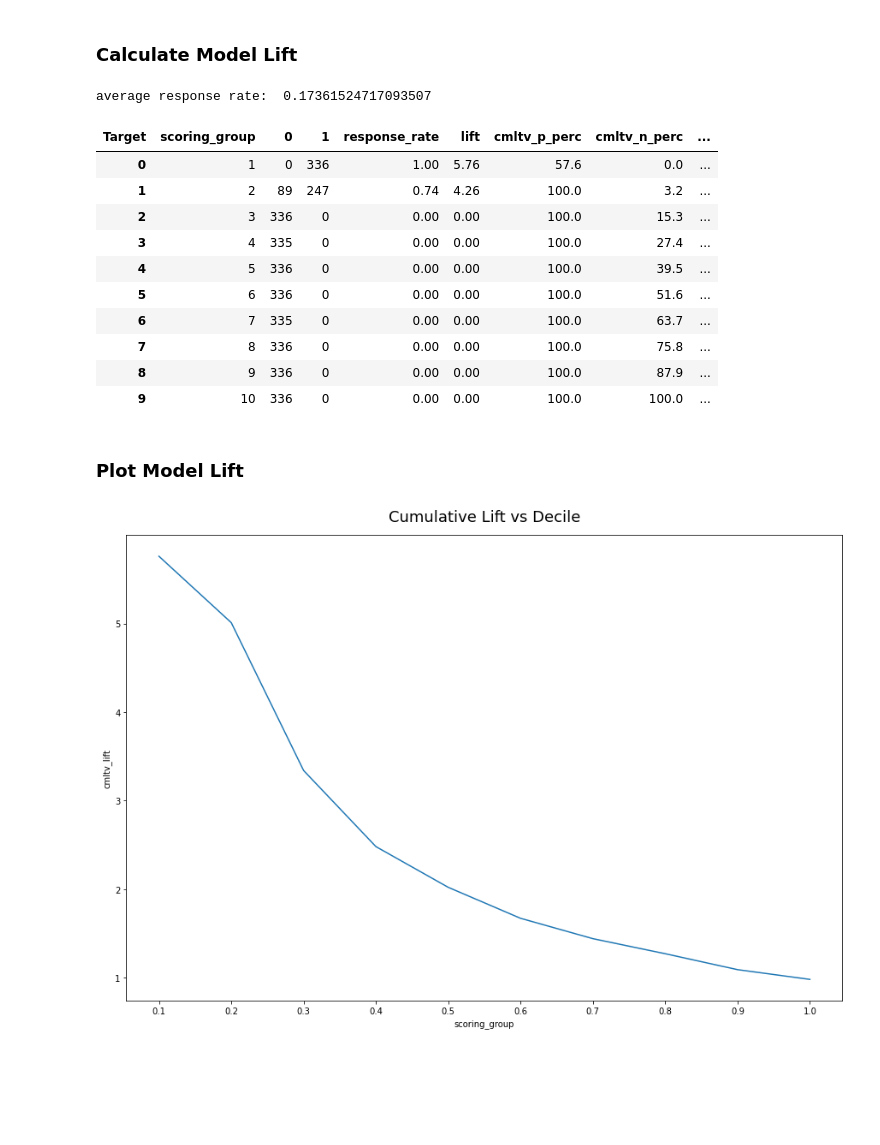
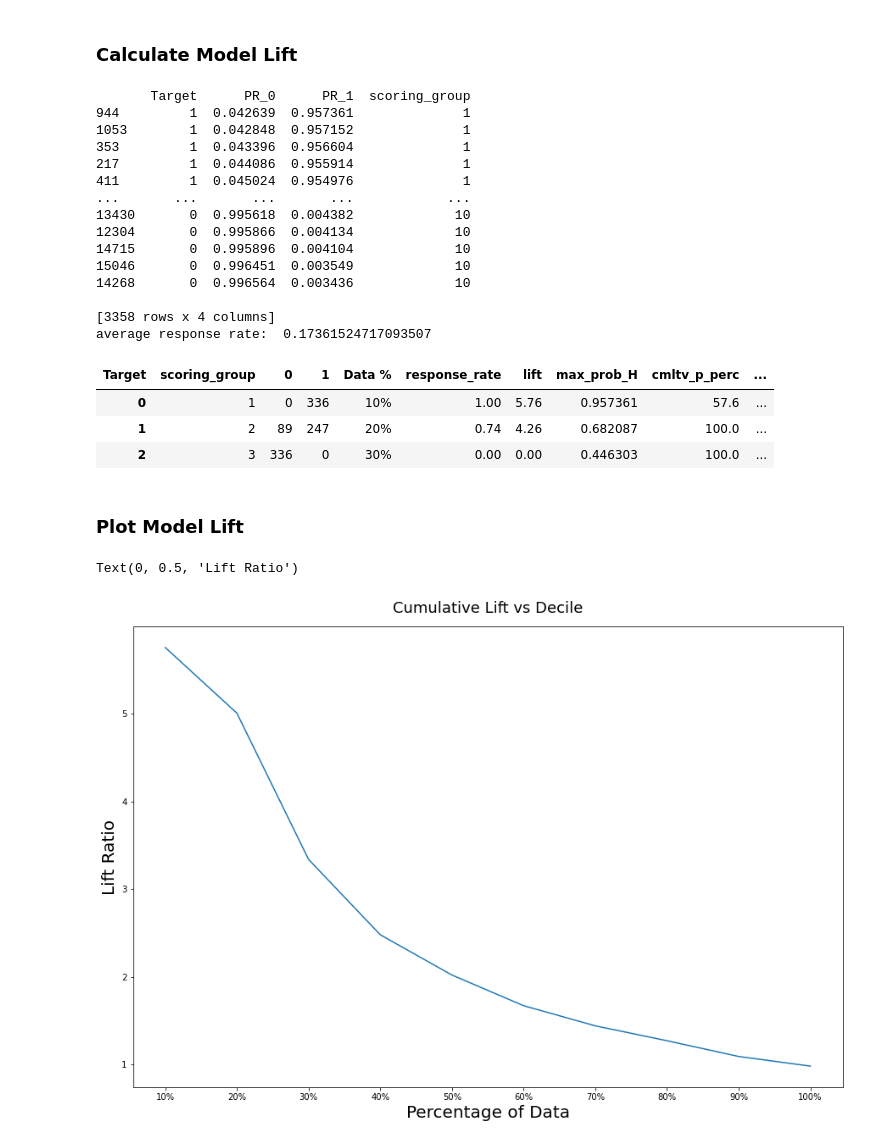
Before and after one commit to mikesbin99/springboard_proj_nlp_nytimes, a Jupyter notebook: notebooks/Preprocessing-Modeling.ipynb, the cells around one changed output. Saved outputs shown, nothing was run; the diff lists cells and outputs as text; code cells hidden in the pictures; blank space fills up the shorter version.

```diff
--- a/notebooks/Preprocessing-Modeling.ipynb
+++ b/notebooks/Preprocessing-Modeling.ipynb
@@ -110,3 +109,0 @@ df_articles.head(1).T
-# %%
-plt.rcParams['figure.figsize']=30,5
-sns.histplot(df_articles,x='n_comments')
@@ -116,3 +109,0 @@ sns.histplot(df_articles,x='n_comments')
-# %%
-plt.rcParams['figure.figsize']=30,5
-sns.histplot(df_articles,x='word_count')
@@ -400,20 +482,31 @@ sns.histplot(df_H.iloc[0:100],x='word_count')
 ### Calculate Model Lift
 # %%
 # https://towardsdatascience.com/model-lift-the-missing-link-70eb37460e67
-def generate_lift(df,bins):
-
+def generate_lift(df):
 
     # Rename columns for af_scoring column
     df_score = df[['comment_size_predict','probas_L','probas_H']].rename(columns={"comment_size_predict": "Target",
                                                                                     "probas_L": "PR_0",
                                                                                     "probas_H": "PR_1"}, errors="raise")
     #  Make numeric scoring groups 1 to bin size
+    bins = 10
     df_score['scoring_group'] = pd.qcut(df_score['PR_0'],bins,labels=False)+1
+
+    print(df_score)
+
+    # Find the max proba for H in each set
+    prob_H_list = []
+    for _ in range(1,11):
+        prob_H_list.append(df_score[df_score['scoring_group'] == _]['PR_1'].max())
+
 
     df_lift = pd.crosstab(df_score['scoring_group'], df_score['Target']).reset_index()
     df_lift = df_lift.rename(columns= {'Target':'Np',
                                         0: '0',
                                         1: '1'})
+
+
+
 
     # Sum of ones and zeros
     zeros_sum = df_lift['0'].sum()
@@ -422,9 +515,12 @@ def generate_lift(df,bins):
 
     # Proportion of '1's in a bin
     # Round to two decimals
+    df_lift['Data %'] = ['10%','20%','30%','40%','50%','60%','70%','80%','90%','100%']
     df_lift['response_rate'] = round(df_lift['1'] / (df_lift['1'] + df_lift['0']),2)
+
     # Calculate Lift, which is factor better than choosing articles randomly
     df_lift['lift'] = round((df_lift['response_rate'] / avg_resp_rate),2)
+    df_lift['max_prob_H'] = prob_H_list
     df_lift['rand_resp'] = 1 / bins
     df_lift['cmltv_p'] = round((df_lift['1']).cumsum(),2)
 
@@ -441,32 +537,45 @@ def generate_lift(df,bins):
     df_lift['cmltv_lift'] = round(df_lift['cmltv_resp_rate'] / avg_resp_rate,2)
     # Kolmogorov-Smirnov Test
     df_lift['KS'] = round(df_lift['cmltv_p_perc'] - df_lift['cmltv_rand_p_perc'],2)
-    df_lift = df_lift.drop(['rand_resp','cmltv_p','cmltv_n',], axis=1)
+
+    df_lift = df_lift.drop(['rand_resp','cmltv_p','cmltv_n'], axis=1)
+
+
 
     print('average response rate: ' , avg_resp_rate)
     return df_lift
 # %%
-df_lift_results = generate_lift(df_lift,bins=10)
-df_lift_results
+df_lift_results = generate_lift(df_lift)
+df_lift_results.iloc[0:3]
 # %% [output]
+       Target      PR_0      PR_1  scoring_group
+944         1  0.042639  0.957361              1
+1053        1  0.042848  0.957152              1
+353         1  0.043396  0.956604              1
+217         1  0.044086  0.955914              1
+411         1  0.045024  0.954976              1
+...       ...       ...       ...            ...
+13430       0  0.995618  0.004382             10
+12304       0  0.995866  0.004134             10
+14715       0  0.995896  0.004104             10
+15046       0  0.996451  0.003549             10
+14268       0  0.996564  0.003436             10
+
+[3358 rows x 4 columns]
 average response rate:  0.17361524717093507
-| Target | scoring_group | 0 | 1 | response_rate | lift | cmltv_p_perc | cmltv_n_perc | ... |
-| 0 | 1 | 0 | 336 | 1.00 | 5.76 | 57.6 | 0.0 | ... |
-| 1 | 2 | 89 | 247 | 0.74 | 4.26 | 100.0 | 3.2 | ... |
-| 2 | 3 | 336 | 0 | 0.00 | 0.00 | 100.0 | 15.3 | ... |
-| 3 | 4 | 335 | 0 | 0.00 | 0.00 | 100.0 | 27.4 | ... |
-| 4 | 5 | 336 | 0 | 0.00 | 0.00 | 100.0 | 39.5 | ... |
-| 5 | 6 | 336 | 0 | 0.00 | 0.00 | 100.0 | 51.6 | ... |
-| 6 | 7 | 335 | 0 | 0.00 | 0.00 | 100.0 | 63.7 | ... |
-| 7 | 8 | 336 | 0 | 0.00 | 0.00 | 100.0 | 75.8 | ... |
-| 8 | 9 | 336 | 0 | 0.00 | 0.00 | 100.0 | 87.9 | ... |
-| 9 | 10 | 336 | 0 | 0.00 | 0.00 | 100.0 | 100.0 | ... |
+| Target | scoring_group | 0 | 1 | Data % | response_rate | lift | max_prob_H | cmltv_p_perc | ... |
+| 0 | 1 | 0 | 336 | 10% | 1.00 | 5.76 | 0.957361 | 57.6 | ... |
+| 1 | 2 | 89 | 247 | 20% | 0.74 | 4.26 | 0.682087 | 100.0 | ... |
+| 2 | 3 | 336 | 0 | 30% | 0.00 | 0.00 | 0.446303 | 100.0 | ... |
 # %% [markdown]
 ### Plot Model Lift
 # %%
 plt.figure(figsize=(15, 10))
 plot = sns.lineplot(data=df_lift_results,y='cmltv_lift',x='scoring_group')
 plot.set_title('Cumulative Lift vs Decile', fontdict={'fontsize':18}, pad=16)
-plt.xticks(df_lift_results['scoring_group'],['0.1','0.2','0.3','0.4','0.5','0.6','0.7','0.8','0.9','1.0']);
+plt.xticks(df_lift_results['scoring_group'],['10%','20%','30%','40%','50%','60%','70%','80%','90%','100%']);
+plot.set_xlabel("Percentage of Data", fontsize = 20)
+plot.set_ylabel("Lift Ratio", fontsize = 20)
 # %% [output]
+Text(0, 0.5, 'Lift Ratio')
-[figure, old version]
+[figure, new version]
```
Also changed, not shown: parts of 19 cells of this notebook, 40 other files.
